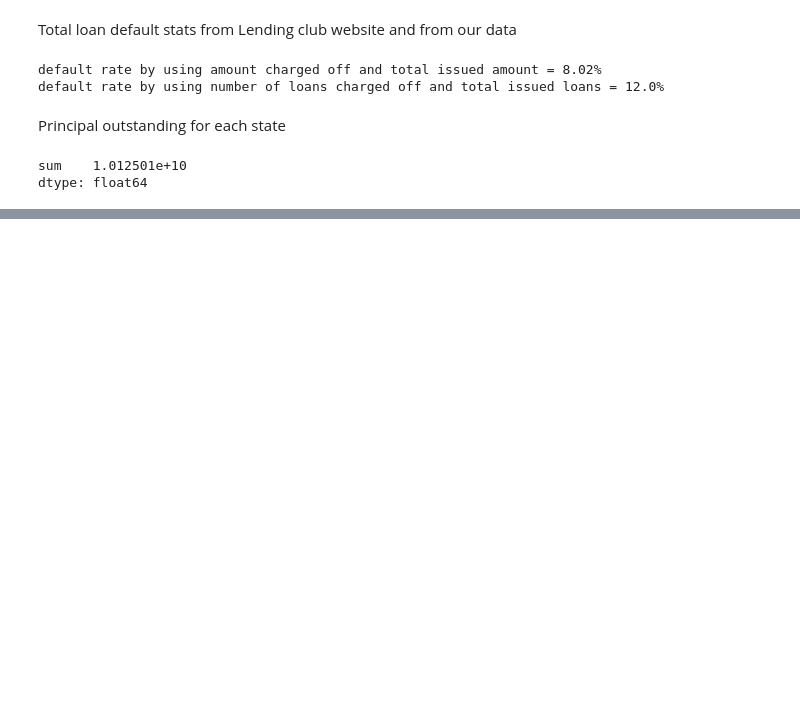
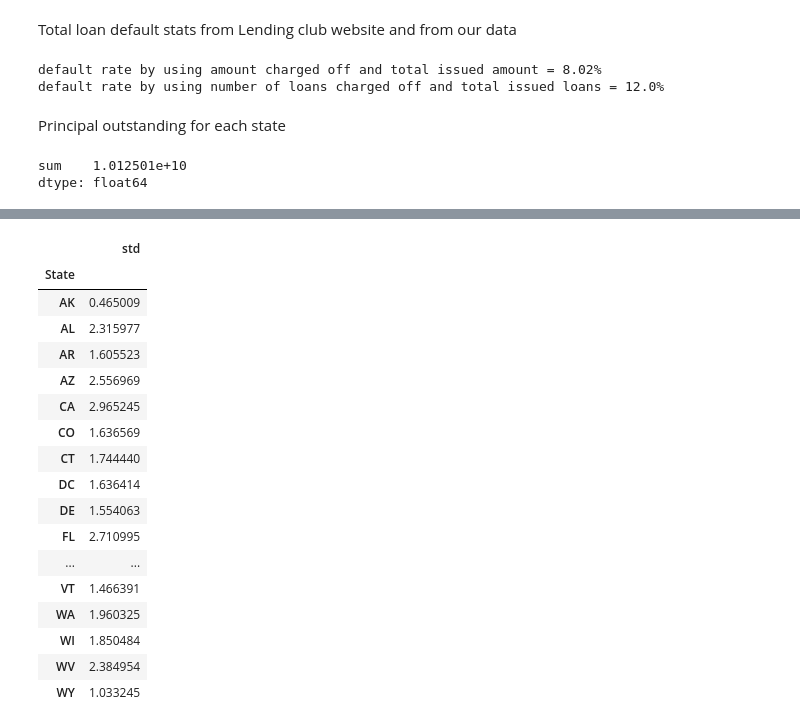
Before and after one commit to 180492sunney/risk_project, a Jupyter notebook: Risk_Project.ipynb, the cells around one changed output, grey strips where cells are left out. Drawn from its saved outputs; the diff is of its cells as text; code cells hidden in the pictures; blank space fills up the shorter version.

```diff
--- a/Risk_Project.ipynb
+++ b/Risk_Project.ipynb
@@ -332,0 +317,22 @@ unemp_data
+# %%
+unemp_vol = unemp_data[['State','Rate']].groupby('State').agg(['std'])['Rate']
+unemp_vol
+# %% [output]
+|  | std |
+| State |  |
+| AK | 0.465009 |
+| AL | 2.315977 |
+| AR | 1.605523 |
+| AZ | 2.556969 |
+| CA | 2.965245 |
+| CO | 1.636569 |
+| CT | 1.744440 |
+| DC | 1.636414 |
+| DE | 1.554063 |
+| FL | 2.710995 |
+| ... | ... |
+| VT | 1.466391 |
+| WA | 1.960325 |
+| WI | 1.850484 |
+| WV | 2.384954 |
+| WY | 1.033245 |
```
Also changed, not shown: parts of 20 cells of this notebook.
